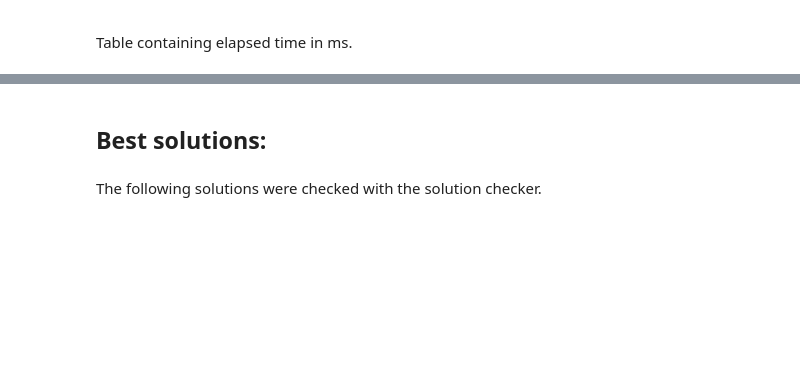
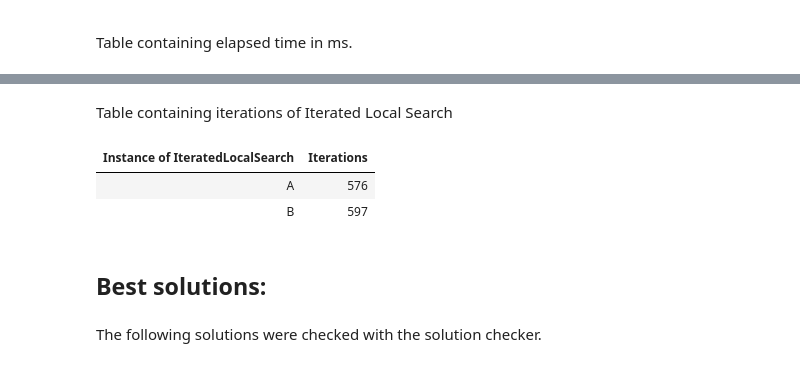
Before and after one commit to lucapl/Evolutionary-Computations, a Jupyter notebook: raports/Assignment 6.ipynb, the cells around one changed output, grey strips where cells are left out. Drawn from its saved outputs; the diff is of its cells as text; code cells hidden in the pictures; blank space fills up the shorter version.

```diff
--- a/raports/Assignment 6.ipynb
+++ b/raports/Assignment 6.ipynb
@@ -108,7 +112,7 @@ function perturb(solution):
 
 ## Results of a computational experiments
 # %%
-solver_types = ["MultipleStartLocalSearch-random", "IteratedLocalSearch-random","localSearch-Steepest-Edges-Random","localSearch-Steepest-Edges-Heuristic","weightedRegretHeuristic"]
+solver_types = ["MultipleStartLocalSearch-random", "IteratedLocalSearch-random","localSearch-Steepest-Edges-Random","localSearch-Steepest-Edges-Heuristic"]
 report_solvers = solver_types[:2]
 instances = ['A', 'B']
 
@@ -128,3 +144,32 @@ display_html(timeTable,False)
+# %% [markdown]
+Table containing iterations of Iterated Local Search
+# %%
+html_table = """
+<table border="1">
+    <thead>
+        <tr>
+            <th>Instance of Iterated Local Search</th>
+            <th>Iterations</th>
+        </tr>
+    </thead>
+    <tbody>
+        <tr>
+            <td>A</td>
+            <td>576</td>
+        </tr>
+        <tr>
+            <td>B</td>
+            <td>597</td>
+        </tr>
+    </tbody>
+</table>
+"""
+
+display(HTML(html_table))
+# %% [output]
+| Instance of IteratedLocalSearch | Iterations |
+| A | 576 |
+| B | 597 |
 # %% [markdown]
 ## Best solutions:
 # %% [markdown]
```
Also changed, not shown: parts of 6 cells of this notebook, 3 other files.
